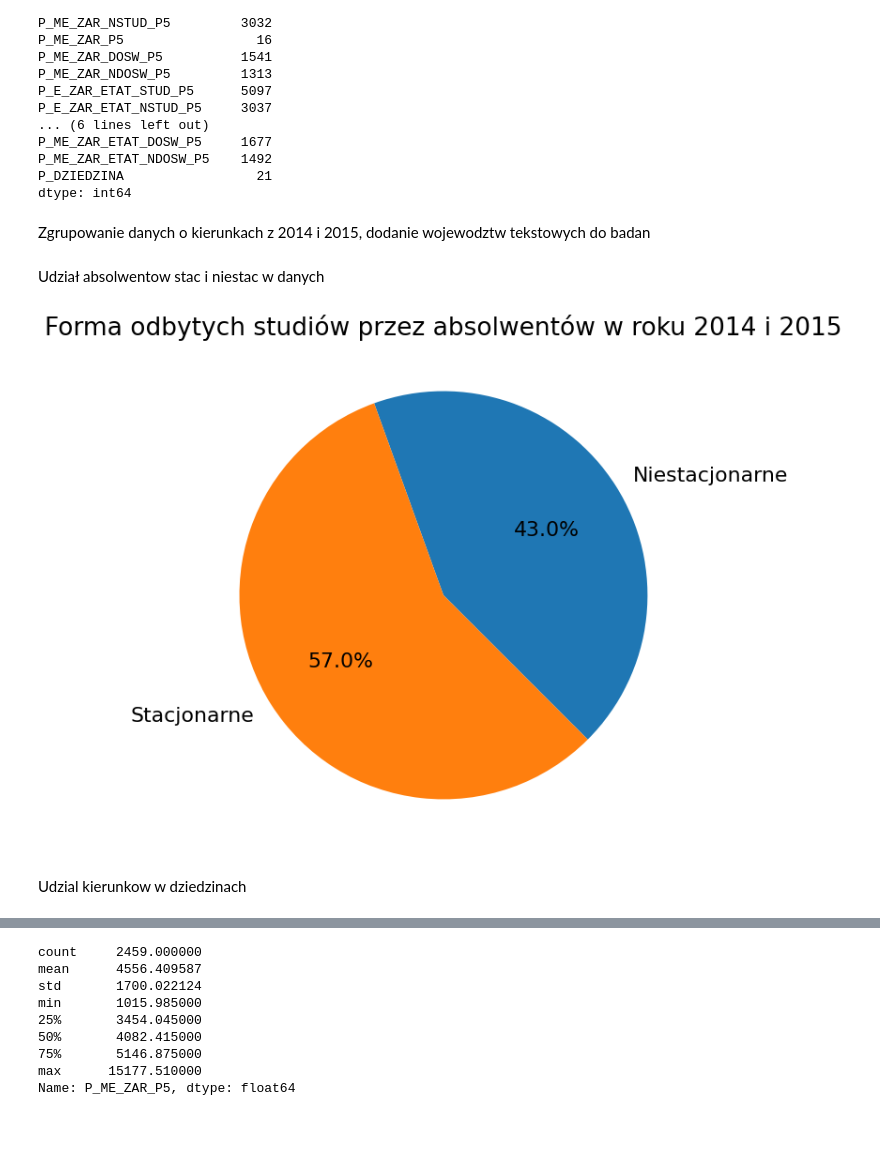
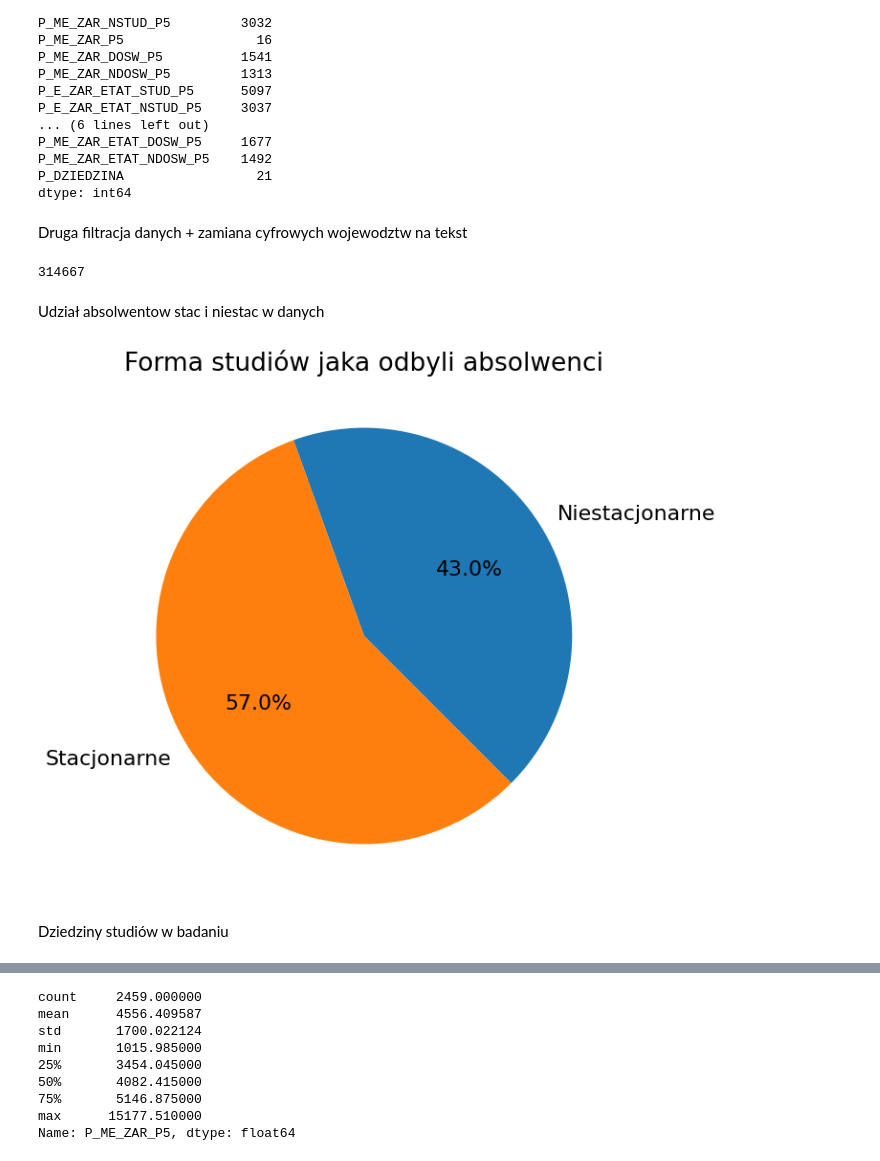
Before and after one commit to CptQuak/CasestudyGraduateEarnings, a Jupyter notebook: zadanie.ipynb, the cells around one changed output, grey strips where cells are left out. Drawn from its saved outputs; the diff is of its cells as text; code cells hidden in the pictures; blank space fills up the shorter version.

```diff
--- a/zadanie.ipynb
+++ b/zadanie.ipynb
@@ -9,7 +10,7 @@ plt.rcParams.update({'font.size': 22})
 Wczytanie danych, wybór kolumn przy ładowaniu
 # %%
 fields = ['P_ROKDYP',"P_N","P_POZIOM", # wartosci filtrujace
-"P_E_ZAR_STUD_P5","P_E_ZAR_NSTUD_P5","P_E_ZAR_P5", #dane o zarobkach absolwentow po 5 latach
+"P_E_ZAR_STUD_P5","P_E_ZAR_NSTUD_P5","P_E_ZAR_P5", #potencjalne dane o zarobkach absolwentow po 5 latach
 "P_E_ZAR_DOSW_P5","P_E_ZAR_NDOSW_P5",
 "P_ME_ZAR_P5","P_ME_ZAR_DOSW_P5","P_ME_ZAR_NDOSW_P5",
 "P_ME_ZAR_STUD_P5","P_ME_ZAR_NSTUD_P5",
@@ -17,7 +18,8 @@ fields = ['P_ROKDYP',"P_N","P_POZIOM", # wartosci filtrujace
 "P_E_ZAR_ETAT_STUD_P5","P_E_ZAR_ETAT_NSTUD_P5",
 "P_ME_ZAR_ETAT_P5","P_ME_ZAR_ETAT_DOSW_P5","P_ME_ZAR_ETAT_NDOSW_P5",
 "P_ME_ZAR_ETAT_STUD_P5","P_ME_ZAR_ETAT_NSTUD_P5",
-'P_NAZWA_UCZELNI',"P_NAZWA_KIERUNKU_PELNA","P_KIERUNEK_ID","P_FORMA","P_DZIEDZINA","P_WOJ"] #dane o uczelni i kierunku
+'P_NAZWA_UCZELNI',"P_NAZWA_KIERUNKU_PELNA" #dane o uczelni i kierunku
+,"P_KIERUNEK_ID","P_FORMA","P_DZIEDZINA","P_WOJ"]
 data1 = pd.read_csv('dane/graduates-major-data.csv',sep=";",usecols=fields,decimal=',')
 # %%
 data1.info()
@@ -91,41 +73,48 @@ P_ME_ZAR_ETAT_DOSW_P5     1677
 P_ME_ZAR_ETAT_NDOSW_P5    1492
 P_DZIEDZINA                 21
 dtype: int64
-# %% [markdown]
-Zgrupowanie danych o kierunkach z 2014 i 2015, dodanie wojewodztw tekstowych do badan
+# %% [markdown]
+Druga filtracja danych + zamiana cyfrowych wojewodztw na tekst
 # %%
 # zgrupowanie po kierunku na uczelni z podzialem na stacjonarne i niestacjonarne,
-# liczba osob na kierunku zsumowana z lat 2014 i 2015, średnia płaca roczników uśredniona
+# liczba osob na kierunku zsumowana z lat 2014 i 2015,
+# zarobki na konkretnym kierunku uśredniona
 data1 = data1.groupby(["P_NAZWA_UCZELNI","P_KIERUNEK_ID","P_NAZWA_KIERUNKU_PELNA","P_FORMA","P_DZIEDZINA","P_WOJ"]).agg({
     "P_N" :'sum',"P_E_ZAR_P5":'mean',"P_ME_ZAR_P5":'mean',
-})
+}).reset_index()
+
+# wybranie kierunkow posiadajacych conajmniej 30 absolwentow
+data1 = data1[(data1['P_N']>=30)]
+
+# przypisanie wartosciom numerycznym wojewodztw wartosci tekstowe
+wojewodztwa = {
+    14:"Mazowieckie", 12:"Małopolskie", 24:"Śląskie",30:"Wielkopolskie",
+    2:"Dolnoślaśkie",22:"Pomorskie",6:"Lubelskie",10:"Łódzkie",
+    4:"Kujawsko-Pomorskie",32:"Zachodniopomorskie",18:"Podkarpackie",
+    20:"Podlaskie",28:"Warmińsko-mazurskie",16:"Opolskie",
+    26:"Świętokrzyskie", 8:"Lubuskie"
+}
+data1['P_WOJ']=data1['P_WOJ'].map(wojewodztwa)
+
+# łącznie absolwentow
+data1["P_N"].sum()
+# %% [output]
+314667
-# %%
-# wybranie kierunkow posiadajacych conajmniej 30 absolwentow
-data1 = data1[(data1['P_N']>=30)].reset_index()
-# przypisanie wartosciom numerycznym wojewodztw wartosci tekstowe
-wojewodztwa = {
-    14:"Mazowieckie", 12:"Małopolskie", 24:"Śląskie",30:"Wielkopolskie",
-    2:"Dolnoślaśkie",22:"Pomorskie",6:"Lubelskie",10:"Łódzkie",
-    4:"Kujawsko-Pomorskie",32:"Zachodniopomorskie",18:"Podkarpackie",
-    20:"Podlaskie",28:"Warmińsko-mazurskie",16:"Opolskie",
-    26:"Świętokrzyskie", 8:"Lubuskie"
-}
-data1['P_WOJ']=data1['P_WOJ'].map(wojewodztwa)
 # %% [markdown]
 Udział absolwentow stac i niestac w danych
 # %%
-# Suma liczby absolwentow na studiach stacjonarnych i niestacjonarnych
+# Suma absolwentow na studiach stacjonarnych i niestacjonarnych
 formadata = data1.groupby(['P_FORMA']).agg({"P_N":"sum"})
 formadata=formadata.reset_index()
 
 plt.pie(formadata['P_N'],labels=["Niestacjonarne",'Stacjonarne'],autopct='%1.1f%%',startangle=-45)
-plt.title("Forma odbytych studiów przez absolwentów w roku 2014 i 2015")
+plt.title("Forma studiów jaka odbyli absolwenci")
 plt.savefig('plots/Udzial1.png', dpi=400, bbox_inches='tight')
 plt.show()
 # %% [output]
-[figure, old version]
+[figure, new version]
-# %% [markdown]
-Udzial kierunkow w dziedzinach
+# %% [markdown]
+Dziedziny studiów w badaniu
 # %%
 # zgrupowanie wedlug dziedziny i zliczenie kierunkow w tej dziedzinie
 dziedzinadata = data1.groupby(["P_DZIEDZINA"])['P_N'].sum().sort_values(ascending=True)
```
Also changed, not shown: parts of 17 cells of this notebook, 10 other files.
